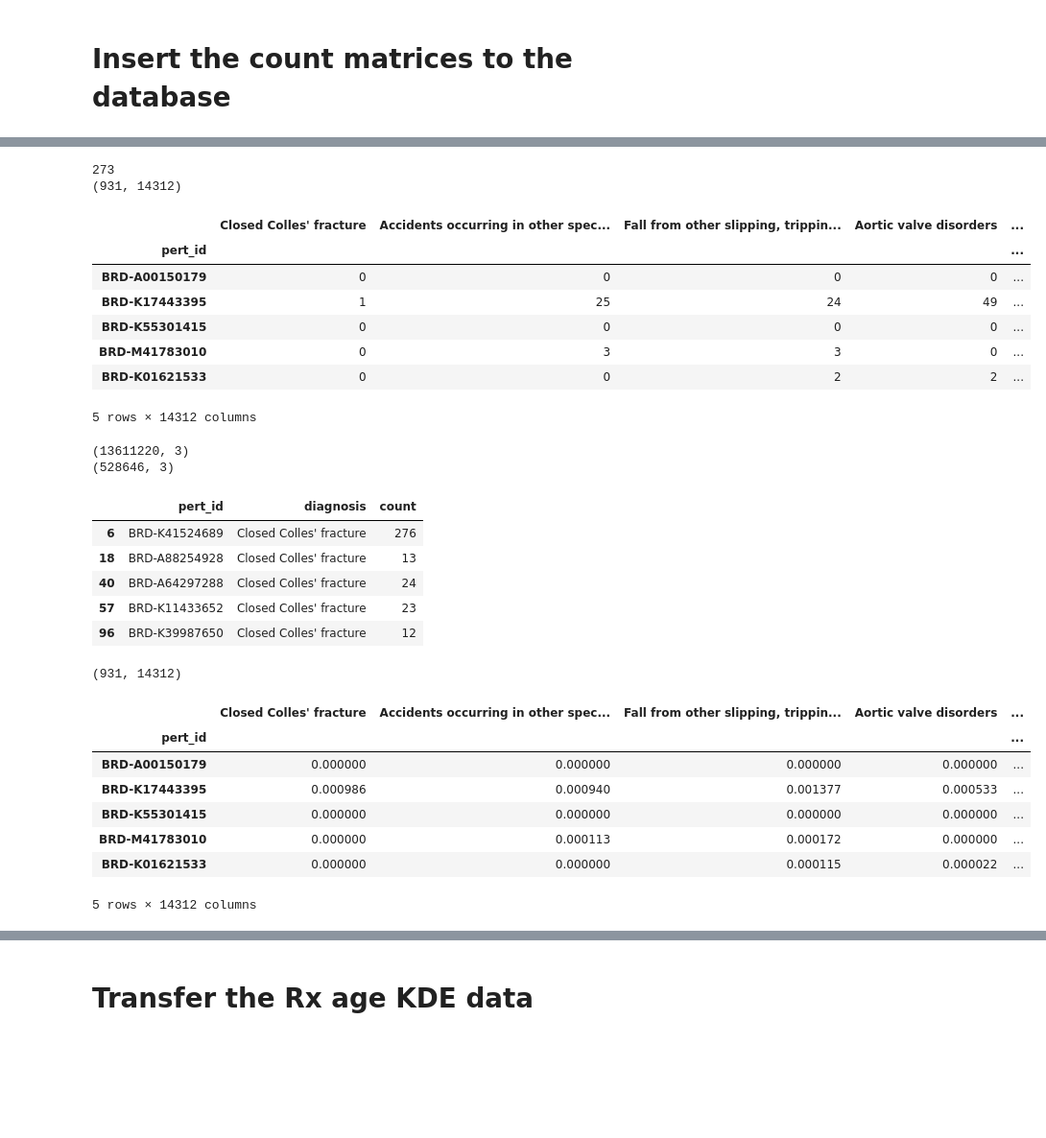
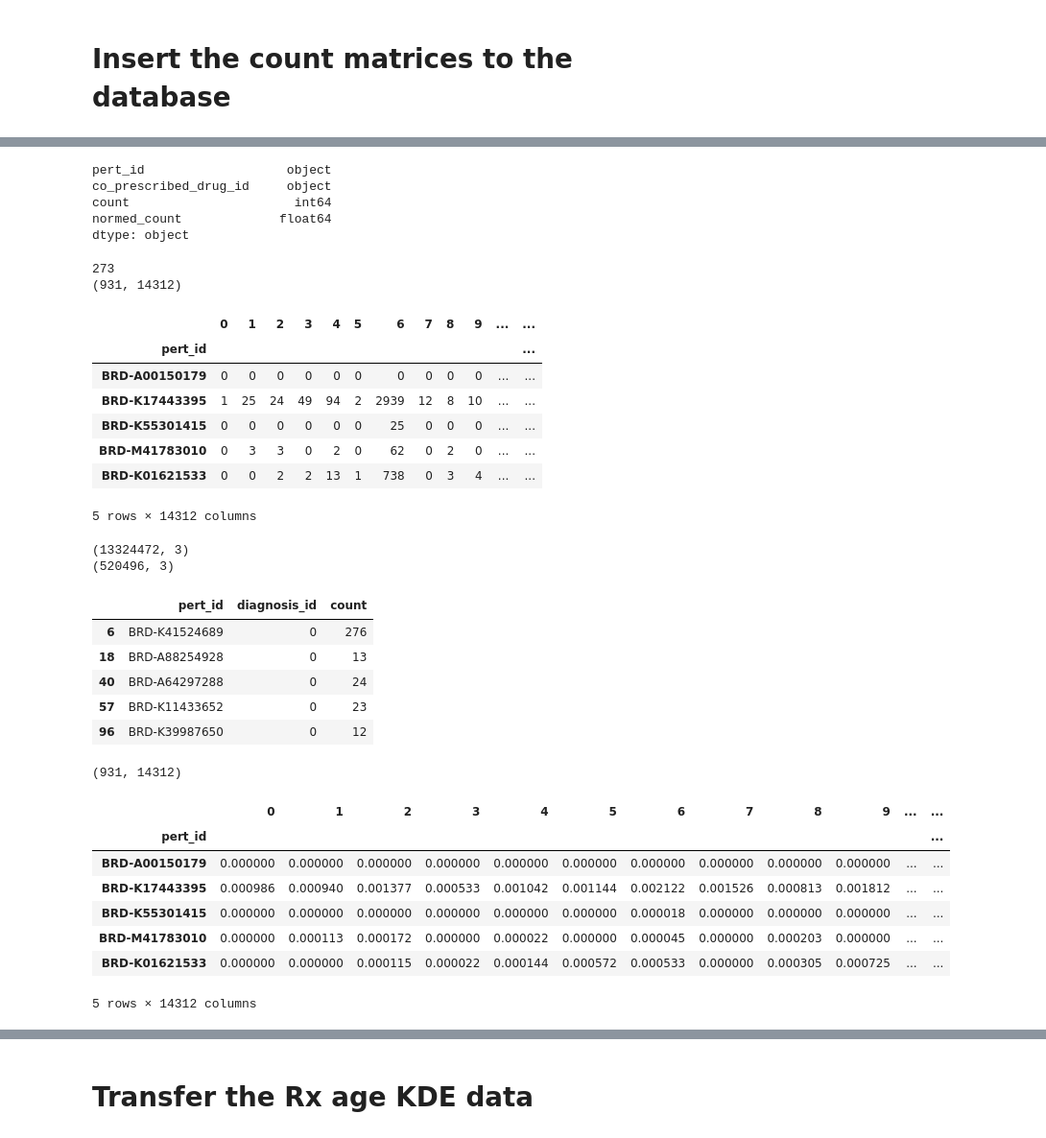
Before and after one commit to MaayanLab/L1000FWD, a Jupyter notebook: notebooks/Organize_data_from_EMR.ipynb, the cells around one changed output, grey strips where cells are left out. Shown: that part at 96% size. Drawn from its saved outputs; the diff is of its cells as text; code cells hidden in the pictures; blank space fills up the shorter version.

```diff
--- a/notebooks/Organize_data_from_EMR.ipynb
+++ b/notebooks/Organize_data_from_EMR.ipynb
@@ -645,0 +724,8 @@ rx_rx_counts_df.head()
+# %%
+rx_rx_counts_df.dtypes
+# %% [output]
+pert_id                   object
+co_prescribed_drug_id     object
+count                      int64
+normed_count             float64
+dtype: object
@@ -650,34 +738,35 @@ rx_rx_counts_df.to_sql('co_rx', engine, index=False, if_exists='replace',
 # %%
 dx_names = np.array([d_id_diagnosis.get(i, None) for i in range(rx_dx_counts.shape[1])])
 # print rx_pert_ids
 
 dx_names_mask = pd.isnull(dx_names)
 
 print dx_names_mask.sum()
 
 rx_dx_counts_df = pd.DataFrame(rx_dx_counts[~rx_pert_ids_mask][:, ~dx_names_mask],
                                index=rx_pert_ids[~rx_pert_ids_mask],
-                               columns=dx_names[~dx_names_mask]
+#                                columns=dx_names[~dx_names_mask]
+                               columns=np.arange(rx_dx_counts.shape[1])[~dx_names_mask]
                               )
 print rx_dx_counts_df.shape
 rx_dx_counts_df.index.name='pert_id'
 rx_dx_counts_df.head()
 # %% [output]
 273
 (931, 14312)
-|  | Closed Colles' fracture | Accidents occurring in other spec... | Fall from other slipping, trippin... | Aortic valve disorders | ... |
-| pert_id |  |  |  |  | ... |
-| BRD-A00150179 | 0 | 0 | 0 | 0 | ... |
-| BRD-K17443395 | 1 | 25 | 24 | 49 | ... |
-| BRD-K55301415 | 0 | 0 | 0 | 0 | ... |
-| BRD-M41783010 | 0 | 3 | 3 | 0 | ... |
-| BRD-K01621533 | 0 | 0 | 2 | 2 | ... |
+|  | 0 | 1 | 2 | 3 | 4 | 5 | 6 | 7 | 8 | 9 | ... | ... |
+| pert_id |  |  |  |  |  |  |  |  |  |  |  | ... |
+| BRD-A00150179 | 0 | 0 | 0 | 0 | 0 | 0 | 0 | 0 | 0 | 0 | ... | ... |
+| BRD-K17443395 | 1 | 25 | 24 | 49 | 94 | 2 | 2939 | 12 | 8 | 10 | ... | ... |
+| BRD-K55301415 | 0 | 0 | 0 | 0 | 0 | 0 | 25 | 0 | 0 | 0 | ... | ... |
+| BRD-M41783010 | 0 | 3 | 3 | 0 | 2 | 0 | 62 | 0 | 2 | 0 | ... | ... |
+| BRD-K01621533 | 0 | 0 | 2 | 2 | 13 | 1 | 738 | 0 | 3 | 4 | ... | ... |
 5 rows × 14312 columns
 # %%
 rx_dx_counts_df = pd.melt(rx_dx_counts_df.reset_index(),
                           id_vars=['pert_id'],
                           value_vars=rx_dx_counts_df.columns.tolist(),
-                          var_name='diagnosis',
+                          var_name='diagnosis_id',
                           value_name='count',
                          )
 print rx_dx_counts_df.shape
@@ -685,31 +774,31 @@ rx_dx_counts_df = rx_dx_counts_df.query('count > 10')
 print rx_dx_counts_df.shape
 rx_dx_counts_df.head()
 # %% [output]
-(13611220, 3)
-(528646, 3)
+(13324472, 3)
+(520496, 3)
-|  | pert_id | diagnosis | count |
-| 6 | BRD-K41524689 | Closed Colles' fracture | 276 |
-| 18 | BRD-A88254928 | Closed Colles' fracture | 13 |
-| 40 | BRD-A64297288 | Closed Colles' fracture | 24 |
-| 57 | BRD-K11433652 | Closed Colles' fracture | 23 |
-| 96 | BRD-K39987650 | Closed Colles' fracture | 12 |
+|  | pert_id | diagnosis_id | count |
+| 6 | BRD-K41524689 | 0 | 276 |
+| 18 | BRD-A88254928 | 0 | 13 |
+| 40 | BRD-A64297288 | 0 | 24 |
+| 57 | BRD-K11433652 | 0 | 23 |
+| 96 | BRD-K39987650 | 0 | 12 |
 # %%
 rx_dx_counts_normed_df = pd.DataFrame(rx_dx_counts_normed[~rx_pert_ids_mask][:, ~dx_names_mask],
                                index=rx_pert_ids[~rx_pert_ids_mask],
-                               columns=dx_names[~dx_names_mask]
+                               columns=np.arange(rx_dx_counts.shape[1])[~dx_names_mask]
                               )
 print rx_dx_counts_normed_df.shape
 rx_dx_counts_normed_df.index.name='pert_id'
 rx_dx_counts_normed_df.head()
 # %% [output]
 (931, 14312)
-|  | Closed Colles' fracture | Accidents occurring in other spec... | Fall from other slipping, trippin... | Aortic valve disorders | ... |
-| pert_id |  |  |  |  | ... |
-| BRD-A00150179 | 0.000000 | 0.000000 | 0.000000 | 0.000000 | ... |
-| BRD-K17443395 | 0.000986 | 0.000940 | 0.001377 | 0.000533 | ... |
-| BRD-K55301415 | 0.000000 | 0.000000 | 0.000000 | 0.000000 | ... |
-| BRD-M41783010 | 0.000000 | 0.000113 | 0.000172 | 0.000000 | ... |
-| BRD-K01621533 | 0.000000 | 0.000000 | 0.000115 | 0.000022 | ... |
+|  | 0 | 1 | 2 | 3 | 4 | 5 | 6 | 7 | 8 | 9 | ... | ... |
+| pert_id |  |  |  |  |  |  |  |  |  |  |  | ... |
+| BRD-A00150179 | 0.000000 | 0.000000 | 0.000000 | 0.000000 | 0.000000 | 0.000000 | 0.000000 | 0.000000 | 0.000000 | 0.000000 | ... | ... |
+| BRD-K17443395 | 0.000986 | 0.000940 | 0.001377 | 0.000533 | 0.001042 | 0.001144 | 0.002122 | 0.001526 | 0.000813 | 0.001812 | ... | ... |
+| BRD-K55301415 | 0.000000 | 0.000000 | 0.000000 | 0.000000 | 0.000000 | 0.000000 | 0.000018 | 0.000000 | 0.000000 | 0.000000 | ... | ... |
+| BRD-M41783010 | 0.000000 | 0.000113 | 0.000172 | 0.000000 | 0.000022 | 0.000000 | 0.000045 | 0.000000 | 0.000203 | 0.000000 | ... | ... |
+| BRD-K01621533 | 0.000000 | 0.000000 | 0.000115 | 0.000022 | 0.000144 | 0.000572 | 0.000533 | 0.000000 | 0.000305 | 0.000725 | ... | ... |
 5 rows × 14312 columns
 # %%
 rx_dx_counts_normed_df = pd.melt(rx_dx_counts_normed_df.reset_index(),
```
Also changed, not shown: parts of 18 cells of this notebook.
